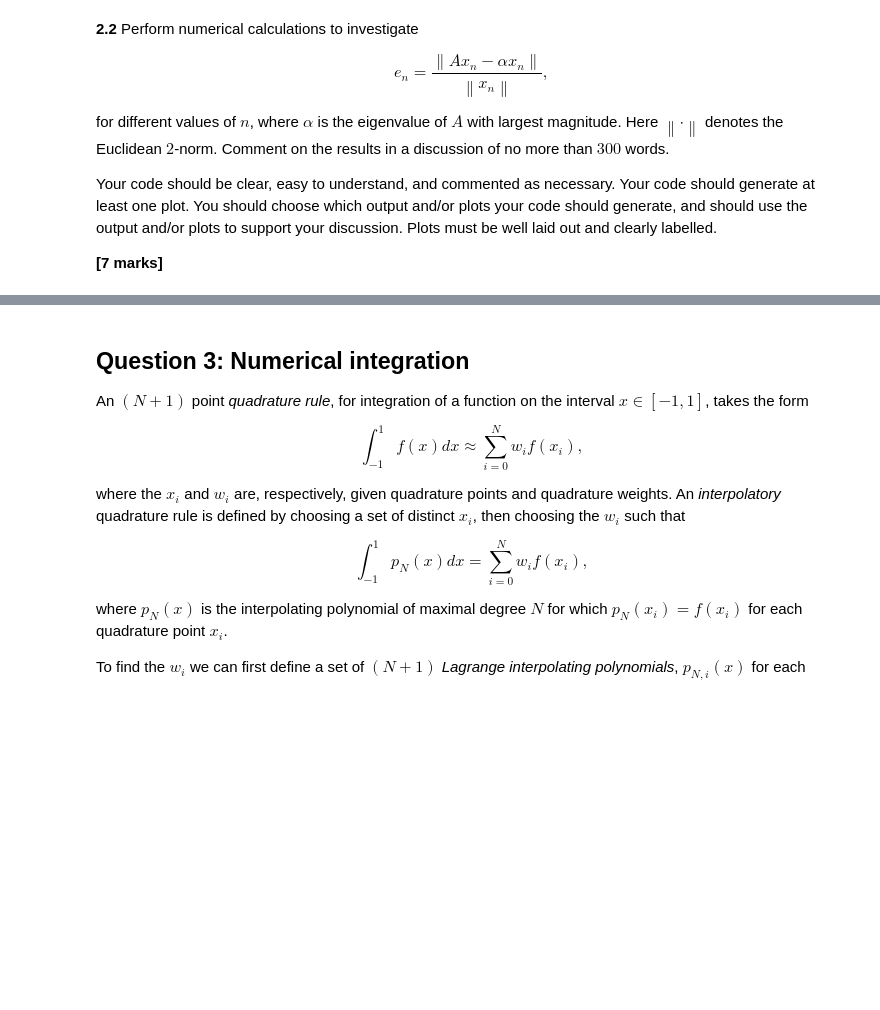
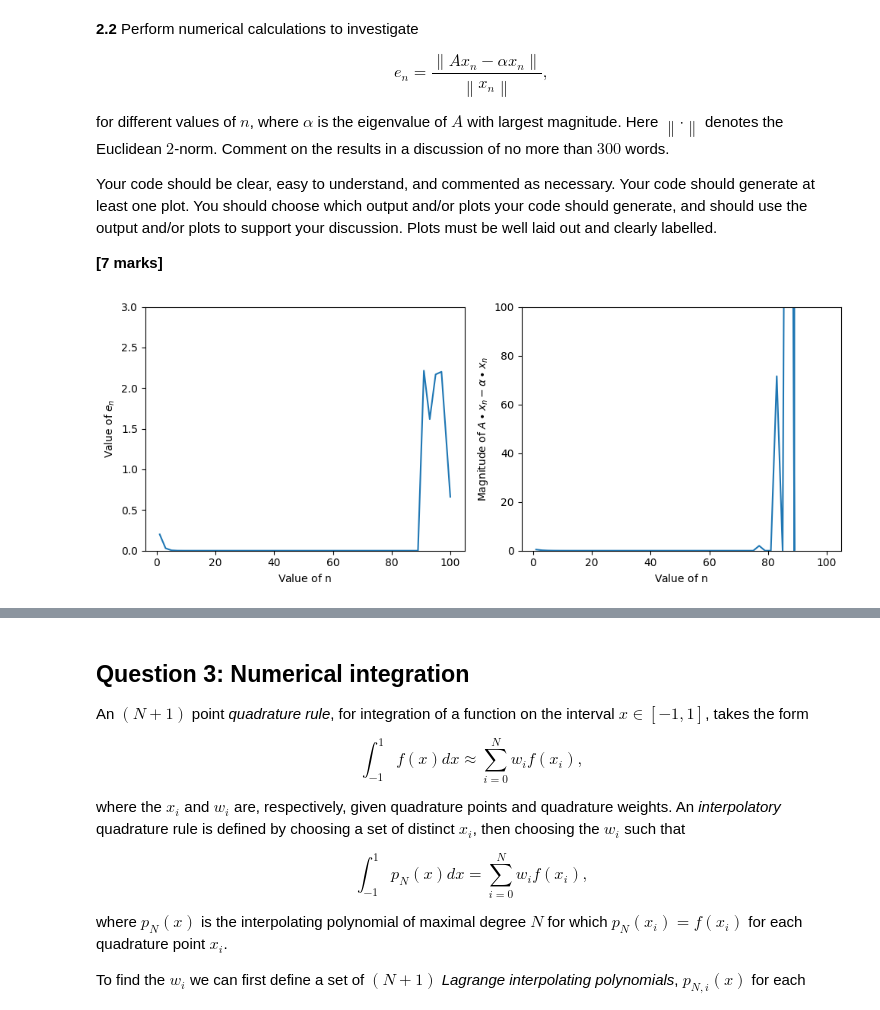
Before and after one commit to Finnmc3/A1, a Jupyter notebook: A1.ipynb, the cells around one changed output, grey strips where cells are left out. Drawn from its saved outputs; the diff is of its cells as text; code cells hidden in the pictures; blank space fills up the shorter version.

```diff
--- a/A1.ipynb
+++ b/A1.ipynb
@@ -199,12 +227,16 @@ import numpy as np
 
 def sequence_element(n):
     #xArr = np.zeros(n,dtype=list)
-    x = np.array([1,1])
+    x = np.array([[1],[1]])
+
+    A = np.array([[0,1],[1,1]])
+
 
     for i in range(n):
-        x = np.dot(np.matrix([[0,1],[1,1]]), x)
+
+        x = np.dot(A, x)
 
     return x
 
-print(sequence_element(4))
+print(sequence_element(10))
 # %% [output]
@@ -220,7 +253,83 @@ Your code should be clear, easy to understand, and commented as necessary. Your
 
 **[7 marks]**
 # %%
-# Add code here
+import numpy as np
+import scipy as sc
+import matplotlib.pyplot as plt
+
+def sequence_element(n):
+    #xArr = np.zeros(n,dtype=list)
+    x = np.array([[1],[1]])
+
+    A = np.array([[0,1],[1,1]])
+
+
+    for i in range(n):
+
+        x = np.dot(A, x)
+
+    return x
+
+def e_n(n):
+
+    A = np.array([[0,1],[1,1]])
+
+    xn = sequence_element(n)
+
+    alph = sc.linalg.eigh(A, eigvals_only=True)[1]
+
+
+    e = np.linalg.norm(np.dot(A , xn) - alph * xn) / np.linalg.norm(xn)
+
+    return(e)
+
+def e_graph(start,end):
+    A = np.array([[0,1],[1,1]])
+
+    alph = sc.linalg.eigh(A, eigvals_only=True)[1]
+
+    n = np.linspace(start,end, dtype = int)
+
+    e_ns = []
+    x_ns = []
+    andifs = []
+
+
+    for i in range(len(n)):
+
+        e_ns += [e_n(n[i])]
+
+
+        andifs += [np.linalg.norm(np.dot(A , sequence_element(n[i])) - alph * sequence_element(n[i]))]
+
+
+
+    fig, (ax1, ax2) = plt.subplots(1, 2, figsize=(10, 4))
+
+
+    ax1.plot(n, e_ns, label='Error Value')
+    ax1.set_xlabel(r'Value of $\text{n}$')
+    ax1.set_ylabel(r'Value of $e_n$')
+    ax1.set_ylim(0,3)
+
+    ax2.plot(n, andifs,)
+    ax2.set_xlabel(r'Value of $\text{n}$')
+    ax2.set_ylabel(r'Magnitude of $A \bullet x_n - \alpha \bullet x_n$')
+    ax2.set_ylim(0,100)
+
+
+
+
+
+
+    plt.tight_layout()
+    plt.show()
+
+
+
+e_graph(1,100)
+# %% [output]
+[figure, added]
 # %% [markdown]
 ## Discussion
 
```
Also changed, not shown: parts of 7 cells of this notebook.
